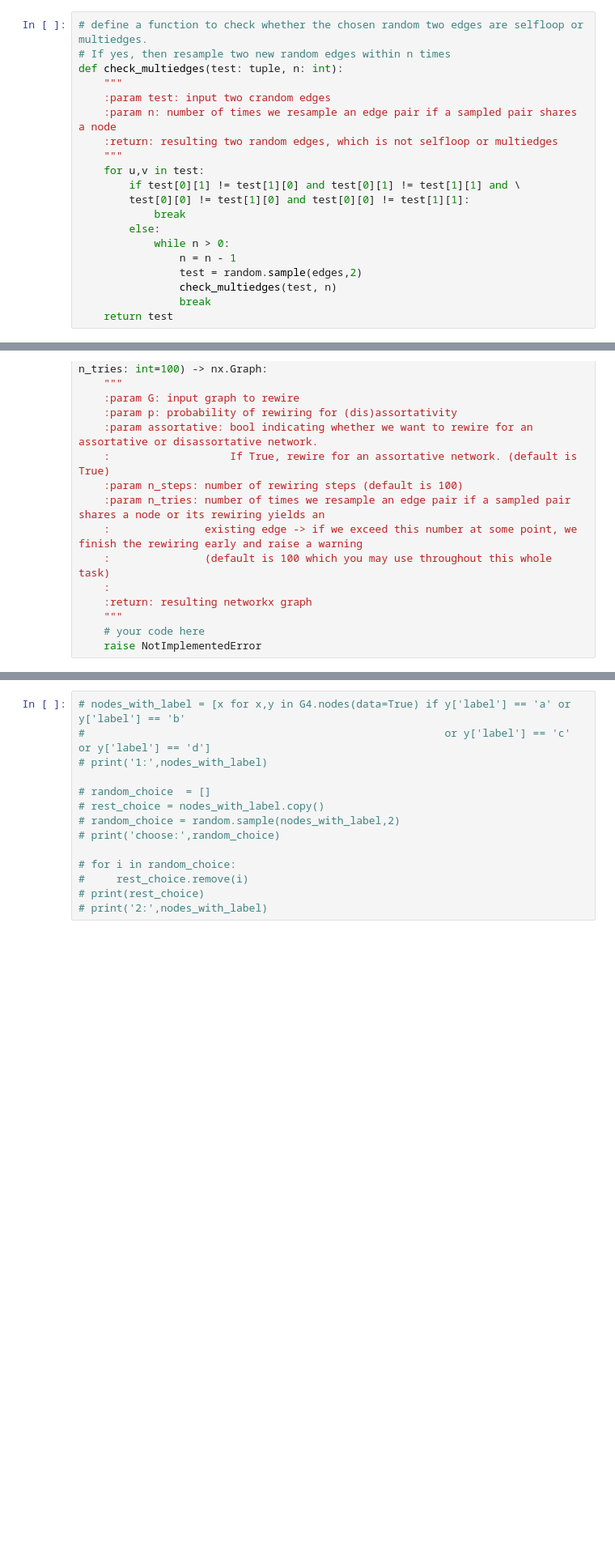
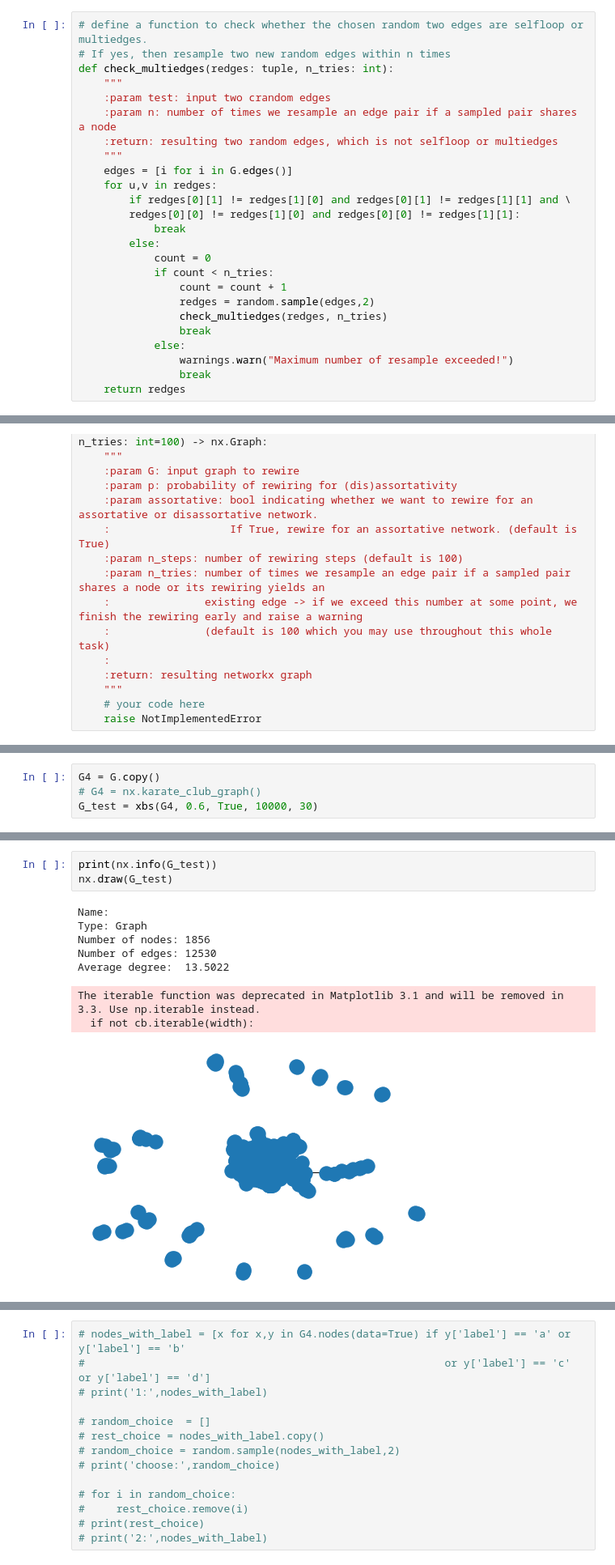
Before and after one commit to sunwen0120/social_network, a Jupyter notebook: homework_3/Wen_Sun_home_assignment_3.ipynb, the cells around one changed output, grey strips where cells are left out. Shown at 81% size. Saved outputs shown, nothing was run; the diff lists cells and outputs as text; blank space fills up the shorter version.

```diff
--- a/homework_3/Wen_Sun_home_assignment_3.ipynb
+++ b/homework_3/Wen_Sun_home_assignment_3.ipynb
@@ -379,20 +382,25 @@ data = pd.read_csv("hamsterster.csv", sep='delimiter', header=None)
 # %%
 # define a function to check whether the chosen random two edges are selfloop or multiedges.
 # If yes, then resample two new random edges within n times
-def check_multiedges(test: tuple, n: int):
+def check_multiedges(redges: tuple, n_tries: int):
     """
     :param test: input two crandom edges
     :param n: number of times we resample an edge pair if a sampled pair shares a node
     :return: resulting two random edges, which is not selfloop or multiedges
     """
-    for u,v in test:
-        if test[0][1] != test[1][0] and test[0][1] != test[1][1] and \
-        test[0][0] != test[1][0] and test[0][0] != test[1][1]:
+    edges = [i for i in G.edges()]
+    for u,v in redges:
+        if redges[0][1] != redges[1][0] and redges[0][1] != redges[1][1] and \
+        redges[0][0] != redges[1][0] and redges[0][0] != redges[1][1]:
             break
         else:
-            while n > 0:
-                n = n - 1
-                test = random.sample(edges,2)
-                check_multiedges(test, n)
+            count = 0
+            if count < n_tries:
+                count = count + 1
+                redges = random.sample(edges,2)
+                check_multiedges(redges, n_tries)
                 break
-    return test
+            else:
+                warnings.warn("Maximum number of resample exceeded!")
+                break
+    return redges
@@ -444,0 +582,4 @@ Average degree:   4.5882
+# %%
+G4 = G.copy()
+# G4 = nx.karate_club_graph()
+G_test = xbs(G4, 0.6, True, 10000, 30)
@@ -445,3 +604,15 @@ Average degree:   4.5882
+# %%
+print(nx.info(G_test))
+nx.draw(G_test)
+# %% [output]
+Name:
+Type: Graph
+Number of nodes: 1856
+Number of edges: 12530
+Average degree:  13.5022
+The iterable function was deprecated in Matplotlib 3.1 and will be removed in 3.3. Use np.iterable instead.
+  if not cb.iterable(width):
+[figure, added]
 # %%
 # G4 = G.copy()
 G4 = nx.karate_club_graph()
```
Also changed, not shown: parts of 25 cells of this notebook.
